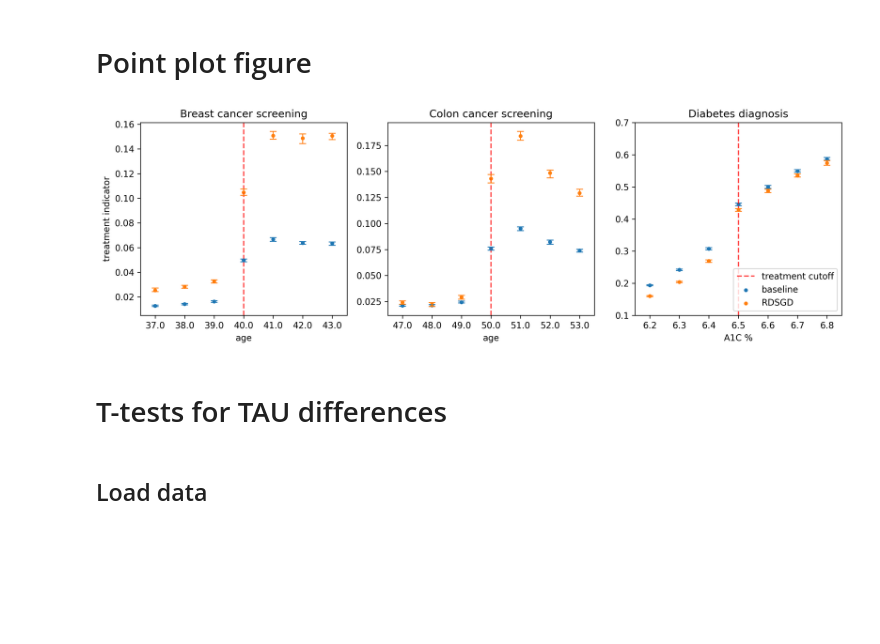
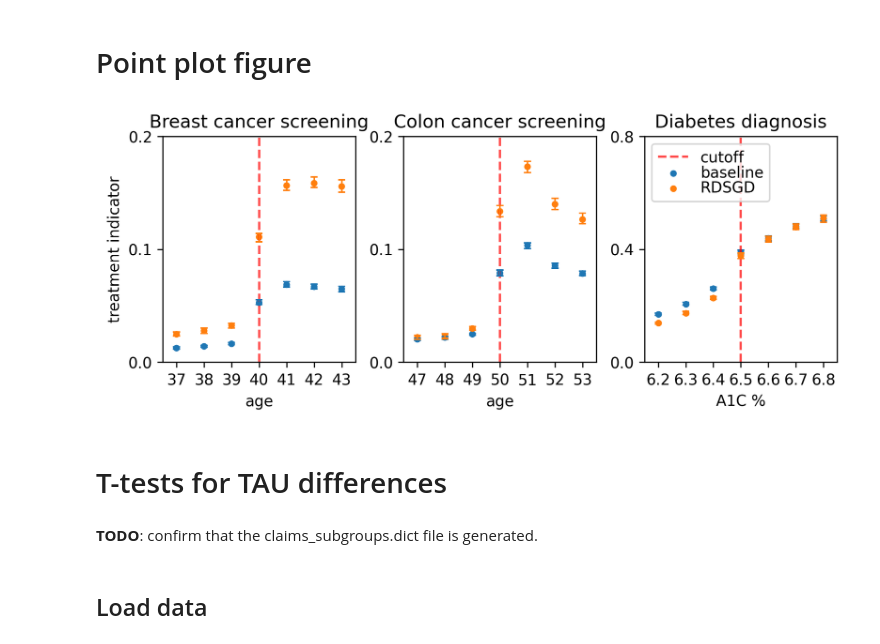
Before and after one commit to tliu526/rdsgd, a Jupyter notebook: results/04_medical_claims.ipynb, the cells around one changed output. Drawn from its saved outputs; the diff is of its cells as text; code cells hidden in the pictures; blank space fills up the shorter version.

Commit message:
update simulated notebooks with sample split results

```diff
--- a/results/04_medical_claims.ipynb
+++ b/results/04_medical_claims.ipynb
@@ -36,7 +36,7 @@ for clinic in clinic_settings:
 blue = sns.color_palette()[0]
 orange = sns.color_palette()[1]
 # %%
-fig, (ax1, ax2, ax3) = plt.subplots(1,3, figsize=(12,4), dpi=300)
+fig, (ax1, ax2, ax3) = plt.subplots(1,3, figsize=(8,2.75), dpi=300, gridspec_kw = {'wspace':0.25, 'hspace':0})
 
 point_plot_kwargs = dict(
     join=False,
@@ -67,40 +67,52 @@ subgroup_df[" "] = 'subgroup'
 merge_df = baseline_df.append(subgroup_df)
 #print(bc_df.columns)
 ax2.axvline(x=3, ls='--', color='red', label="treatment cutoff", alpha=0.7)
 ax2.set_title("Colon cancer screening")
 #sns.pointplot(data=merge_df, x='age', y='indicator', ax=ax2, hue=" ", alpha=0.2, label="baseline", **point_plot_kwargs)
 sns.pointplot(data=cc_df, x='age', y='indicator', ax=ax2, color=blue, alpha=0.2, label="baseline", **point_plot_kwargs)
 sns.pointplot(data=cc_df[cc_df['in_subgroup'] == 1], x='age', y='indicator', ax=ax2, color=orange, label="RDSGD", **point_plot_kwargs)
 ax2.set_ylabel("")
 
 # diabetes
 dm_df = clinic_dict['diabetes']
 dm_df['lr_fmt'] = dm_df['lr_fmt'].round(1)
 
 baseline_df = dm_df.copy()
 baseline_df[" "] = 'baseline'
 subgroup_df = dm_df[dm_df['in_subgroup'] == 1].copy()
 subgroup_df[" "] = 'RDSGD'
 merge_df = baseline_df.append(subgroup_df)
 
 #print(bc_df.columns)
-ax3.axvline(x=4, ls='--', color='red', label="treatment cutoff", alpha=0.7)
+ax3.axvline(x=3, ls='--', color='red', label="cutoff", alpha=0.7)
 ax3.set_title("Diabetes diagnosis")
 sns.pointplot(data=merge_df, x='lr_fmt', y='indicator', ax=ax3, hue=" ", alpha=0.2, label="baseline", **point_plot_kwargs)
 #sns.pointplot(data=dm_df, x='lr_fmt', y='indicator', ax=ax3, color=blue, alpha=0.2, **point_plot_kwargs)
 #sns.pointplot(data=dm_df[dm_df['in_subgroup'] == 1], x='lr_fmt', y='indicator', ax=ax3, color=orange, **point_plot_kwargs)
-ax3.set_xlim(0.5, 7.5);
+#ax3.set_xlim(0.5, 7.5);
 ax3.set_ylim(0.1, 0.7);
 ax3.set_xlabel("A1C %");
-ax3.legend(loc='lower right')
+ax3.legend(loc='upper left', labelspacing = 0)
 ax3.set_ylabel("")
 #ax3.set_ylabel("treatment indicator");
+
+ax1.set_xticklabels(np.round(np.arange(37, 44, 1), 0))
+ax2.set_xticklabels(np.round(np.arange(47, 54, 1), 0))
+#ax3.set_xticklabels(np.round(np.arange(6.2, 6.9, 0.1), 1))
+
+ax1.set_yticks([0.0, 0.1, 0.2])
+ax2.set_yticks([0.0, 0.1, 0.2])
+ax3.set_yticks([0.0, 0.4, 0.8])
+
+
 fig.tight_layout()
-plt.savefig("../figures/fig3_point_plot.png", bbox_inches="tight")
+plt.savefig("../figures/point_plot_split_sample.png", bbox_inches="tight")
 # %% [output]
-[figure, old version]
+[figure, new version]
 # %% [markdown]
 # T-tests for TAU differences
+# %% [markdown]
+**TODO**: confirm that the claims_subgroups.dict file is generated.
 # %% [markdown]
 ## Load data
 # %%
```
Also changed, not shown: 21 other files.
